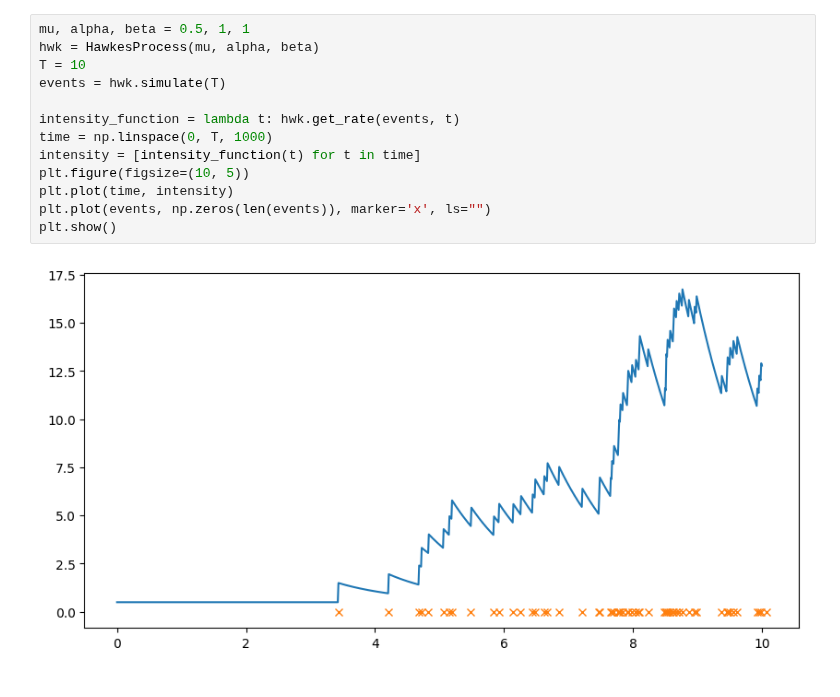
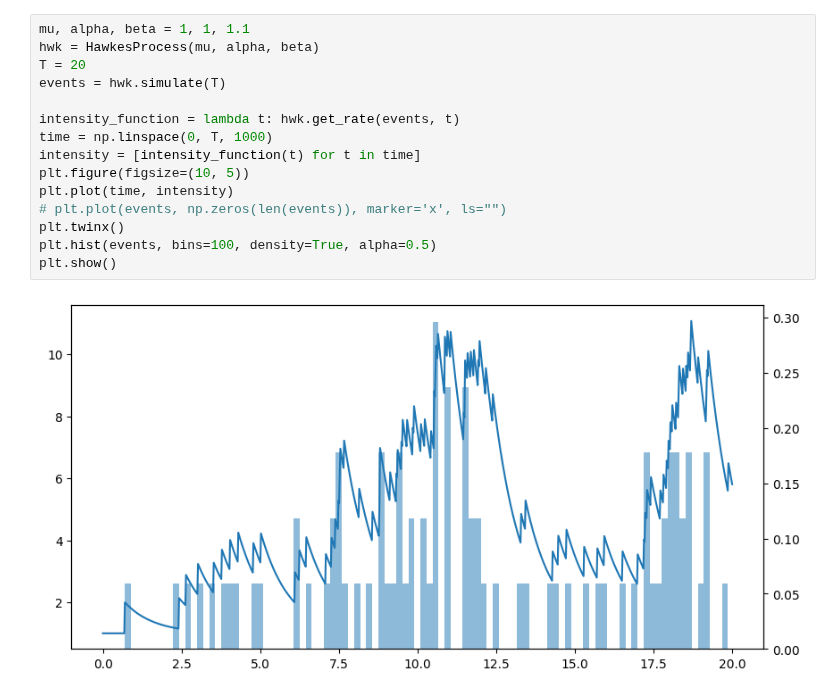
Before and after one commit to gaetanX21/hf-volatility, a Jupyter notebook: src/utils/simulate.ipynb, the cells around one changed output. Drawn from its saved outputs; the diff is of its cells as text.

```diff
--- a/src/utils/simulate.ipynb
+++ b/src/utils/simulate.ipynb
@@ -58,15 +4,17 @@ class HawkesProcess:
 # %%
-mu, alpha, beta = 0.5, 1, 1
+mu, alpha, beta = 1, 1, 1.1
 hwk = HawkesProcess(mu, alpha, beta)
-T = 10
+T = 20
 events = hwk.simulate(T)
 
 intensity_function = lambda t: hwk.get_rate(events, t)
 time = np.linspace(0, T, 1000)
 intensity = [intensity_function(t) for t in time]
 plt.figure(figsize=(10, 5))
 plt.plot(time, intensity)
-plt.plot(events, np.zeros(len(events)), marker='x', ls="")
+# plt.plot(events, np.zeros(len(events)), marker='x', ls="")
+plt.twinx()
+plt.hist(events, bins=100, density=True, alpha=0.5)
 plt.show()
 # %% [output]
-[figure, old version]
+[figure, new version]
```
Also changed, not shown: parts of 3 cells of this notebook, 2 other files.
